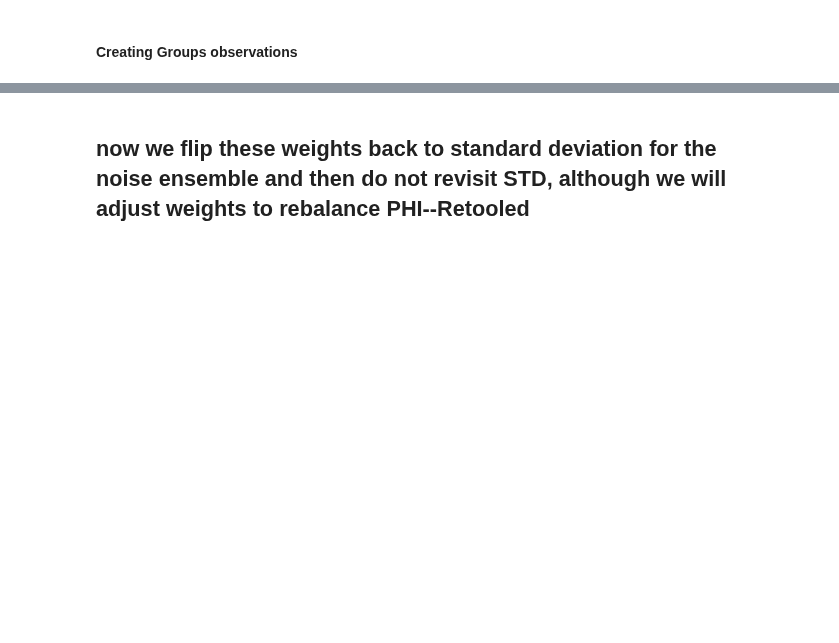
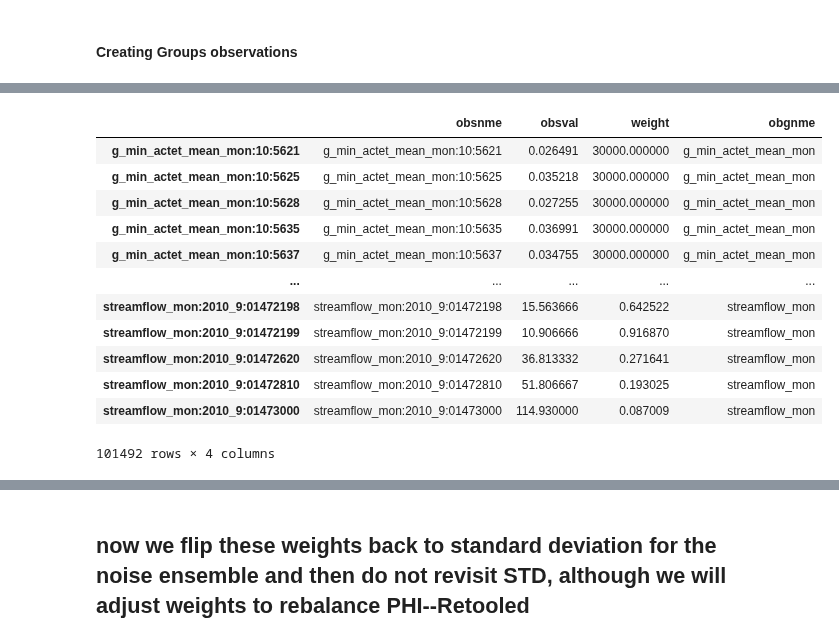
Before and after one commit to ahaj/nhm_pestpp_20240510, a Jupyter notebook: notebooks/set_up_PEST++.ipynb, the cells around one changed output, grey strips where cells are left out. Cells and saved outputs as stored; diff of their text form; code cells hidden in the pictures; blank space fills up the shorter version.

```diff
--- a/notebooks/set_up_PEST++.ipynb
+++ b/notebooks/set_up_PEST++.ipynb
@@ -341,23 +551,51 @@ obs['obgnme'].unique()
 # %%
 #Set weights for groups"
 ## TODO: Assign weights for all but streamflow that make sense as 1/std
-obs.loc[obs.obgnme=='actet_mean_mon','weight'] = 3.0E+04
-obs.loc[obs.obgnme=='actet_mon','weight'] = 0.75E+04
-obs.loc[obs.obgnme=='recharge_ann','weight'] = 0.4E+04
-obs.loc[obs.obgnme=='soil_moist_ann','weight'] = 2.5E+03
-obs.loc[obs.obgnme=='soil_moist_mon','weight'] = 8E+02
+
+###Need to tailor these wts individually to the STDV values that we assume are "good."
+
+obs.loc[obs.obgnme=='l_max_actet_mean_mon','weight'] = 3.0E+04
+obs.loc[obs.obgnme=='g_min_actet_mean_mon','weight'] = 3.0E+04
+
+obs.loc[obs.obgnme=='l_max_actet_mon','weight'] = 0.75E+04
+obs.loc[obs.obgnme=='g_min_actet_mon','weight'] = 0.75E+04
+
+obs.loc[obs.obgnme=='l_max_recharge_ann','weight'] = 0.4E+04
+obs.loc[obs.obgnme=='g_min_recharge_ann','weight'] = 0.4E+04
+
+obs.loc[obs.obgnme=='l_max_soil_moist_ann','weight'] = 2.5E+03
+obs.loc[obs.obgnme=='g_min_soil_moist_ann','weight'] = 2.5E+03
+
+obs.loc[obs.obgnme=='l_max_soil_moist_mon','weight'] = 8E+02
+obs.loc[obs.obgnme=='g_min_soil_moist_mon','weight'] = 8E+02
+
+
 obs.loc[obs.obgnme=='sca_daily','weight'] = 0 #3E-03
 obs.loc[obs.obgnme=='runoff_mon','weight'] = 7
 
 obs.loc[obs.obgnme.str.startswith('streamflow'), 'weight'] = \
     10 / obs.loc[obs.obgnme.str.startswith('streamflow'),'obsval']
 obs.loc[obs.obgnme=='streamflow_nodata','weight'] = 0
 
 # special case for streamflow with 0 observed value
 obs.loc[(obs.obsval<=1) & (obs.obgnme.str.startswith('stream')), 'weight'] = 1.0
 
 #Set all weights for no data days in obs to "0."
 obs.loc[obs.obsval==-9999,'weight'] = 0
 obs
+# %% [output]
+|  | obsnme | obsval | weight | obgnme |
+| g_min_actet_mean_mon:10:5621 | g_min_actet_mean_mon:10:5621 | 0.026491 | 30000.000000 | g_min_actet_mean_mon |
+| g_min_actet_mean_mon:10:5625 | g_min_actet_mean_mon:10:5625 | 0.035218 | 30000.000000 | g_min_actet_mean_mon |
+| g_min_actet_mean_mon:10:5628 | g_min_actet_mean_mon:10:5628 | 0.027255 | 30000.000000 | g_min_actet_mean_mon |
+| g_min_actet_mean_mon:10:5635 | g_min_actet_mean_mon:10:5635 | 0.036991 | 30000.000000 | g_min_actet_mean_mon |
+| g_min_actet_mean_mon:10:5637 | g_min_actet_mean_mon:10:5637 | 0.034755 | 30000.000000 | g_min_actet_mean_mon |
+| ... | ... | ... | ... | ... |
+| streamflow_mon:2010_9:01472198 | streamflow_mon:2010_9:01472198 | 15.563666 | 0.642522 | streamflow_mon |
+| streamflow_mon:2010_9:01472199 | streamflow_mon:2010_9:01472199 | 10.906666 | 0.916870 | streamflow_mon |
+| streamflow_mon:2010_9:01472620 | streamflow_mon:2010_9:01472620 | 36.813332 | 0.271641 | streamflow_mon |
+| streamflow_mon:2010_9:01472810 | streamflow_mon:2010_9:01472810 | 51.806667 | 0.193025 | streamflow_mon |
+| streamflow_mon:2010_9:01473000 | streamflow_mon:2010_9:01473000 | 114.930000 | 0.087009 | streamflow_mon |
+101492 rows × 4 columns
 # %%
 obs.loc[(obs.obsval<=1) & (obs.obgnme.str.startswith('stream'))]
```
Also changed, not shown: parts of 34 cells of this notebook, 23 other files.
